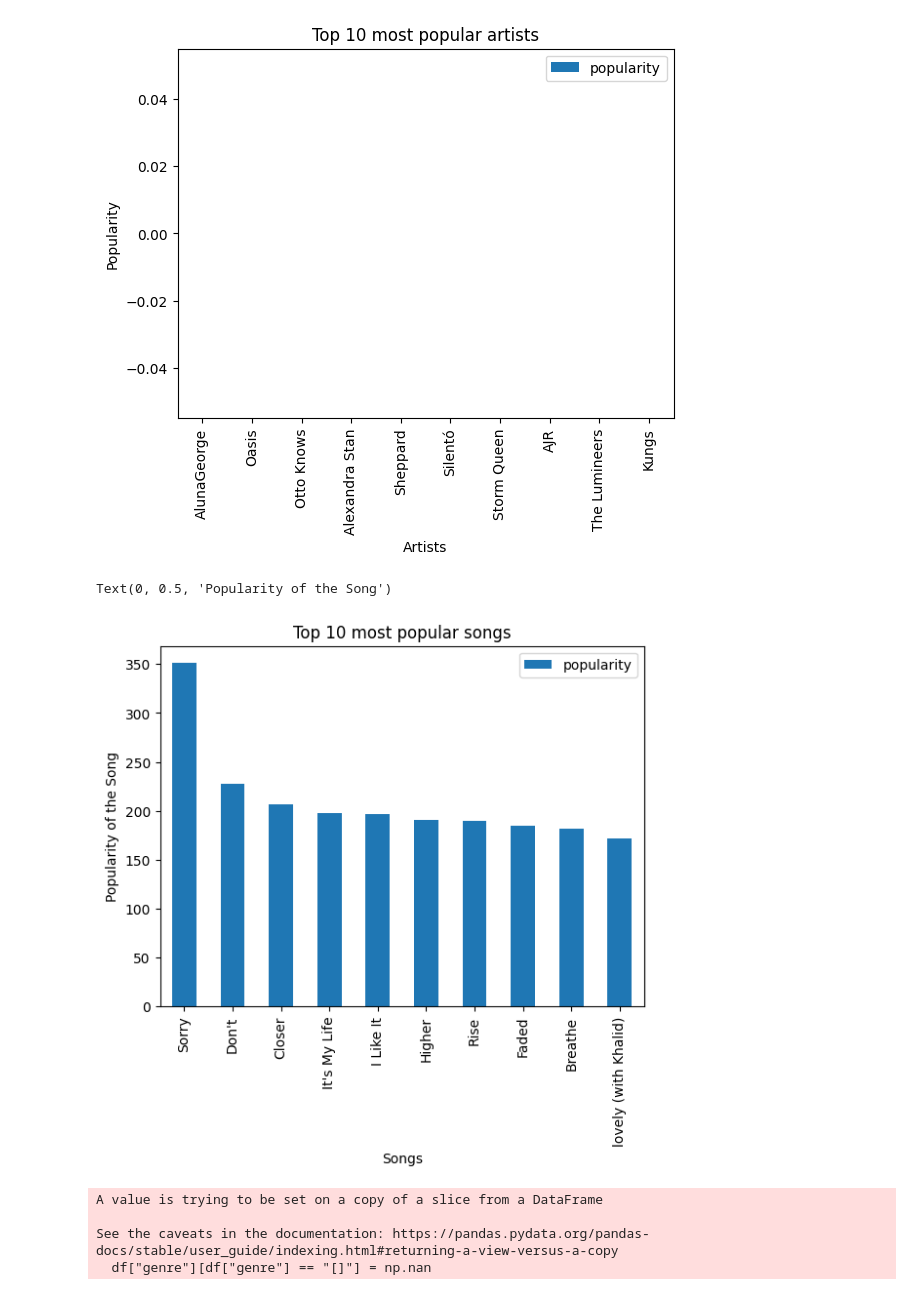
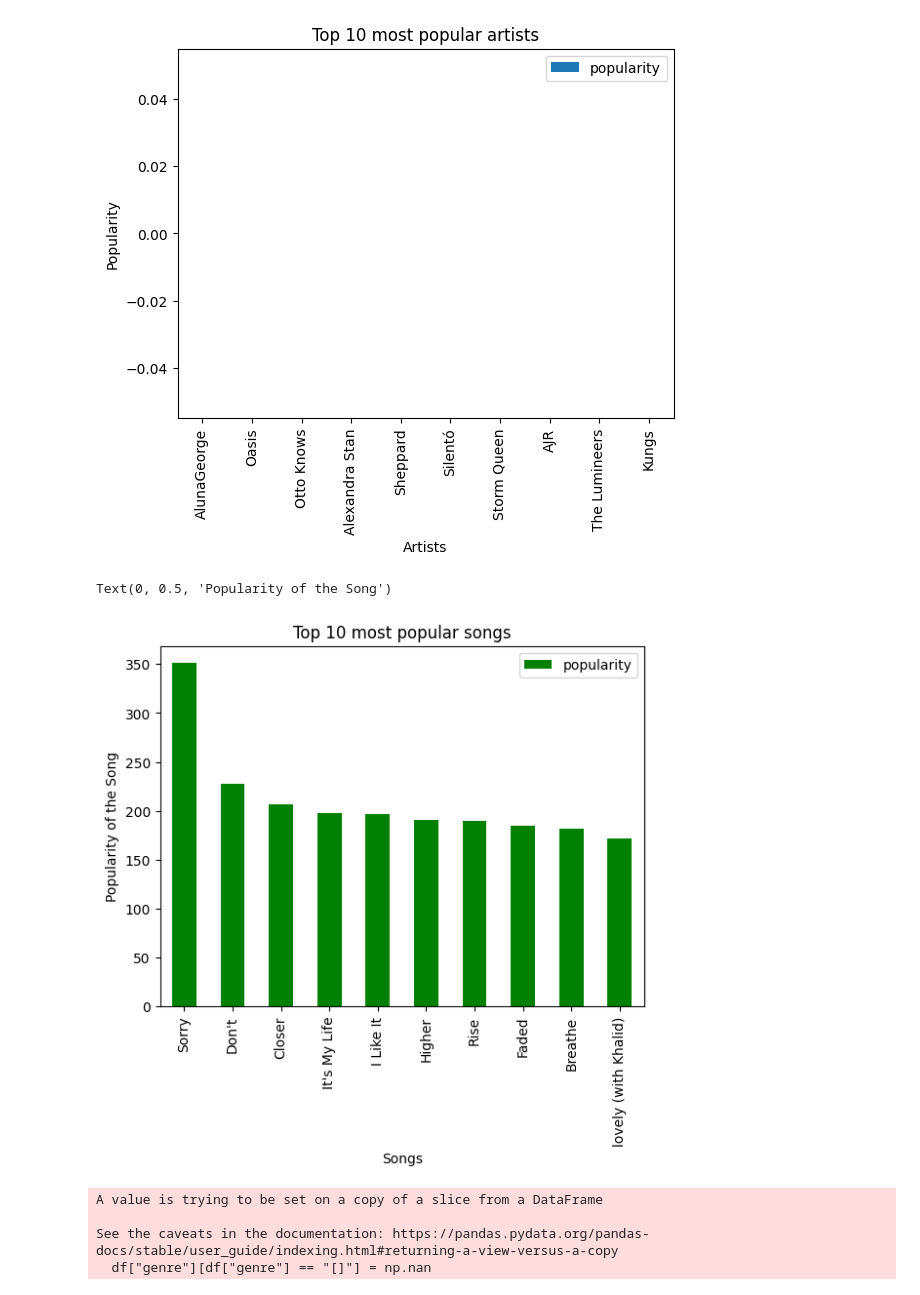
Before and after one commit to mduos/scipy_project_group_16, a Jupyter notebook: aiko.ipynb, the cells around one changed output. Drawn from its saved outputs; the diff is of its cells as text; code cells hidden in the pictures.

```diff
--- a/aiko.ipynb
+++ b/aiko.ipynb
@@ -125,19 +125,19 @@ Text(0, 0.5, 'Popularity')
 # %%
 #artists sorted from most to least popular (popularity in relation to artist)
 df_popularSongs = df.groupby('song').sum().sort_values('popularity', ascending=False)
 df_popularSongs = df_popularSongs.reset_index()
 df_popularSongs
 
 # visualize top 10 popularSongs
 topPopularSongs = df_popularSongs.head(10)
-topPopularSongs.plot(x='song', y='popularity', kind = 'bar')
+topPopularSongs.plot(x='song', y='popularity', kind = 'bar', color = 'green')
 
 plt.title('Top 10 most popular songs')
 plt.xlabel('Songs')
 plt.ylabel('Popularity of the Song')
 # %% [output]
 Text(0, 0.5, 'Popularity of the Song')
-[figure, old version]
+[figure, new version]
 # %%
 df['genre']=df['genre'].astype(str)
 df["genre"][df["genre"] == "[]"] = np.nan
```
Also changed, not shown: parts of 7 cells of this notebook.
